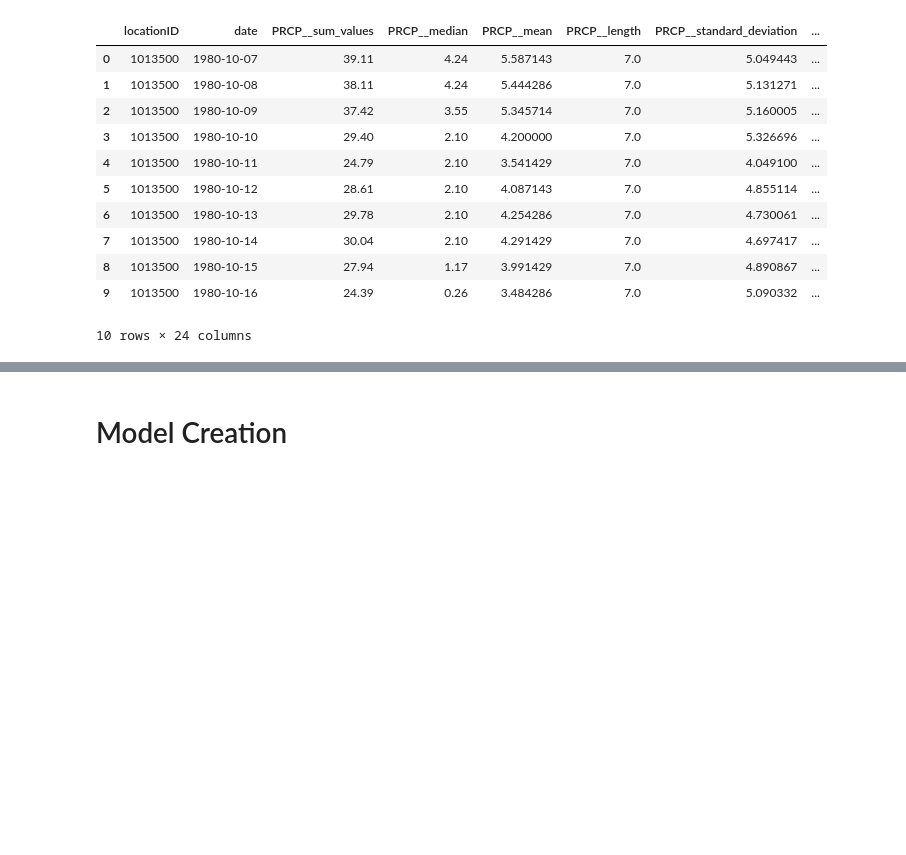
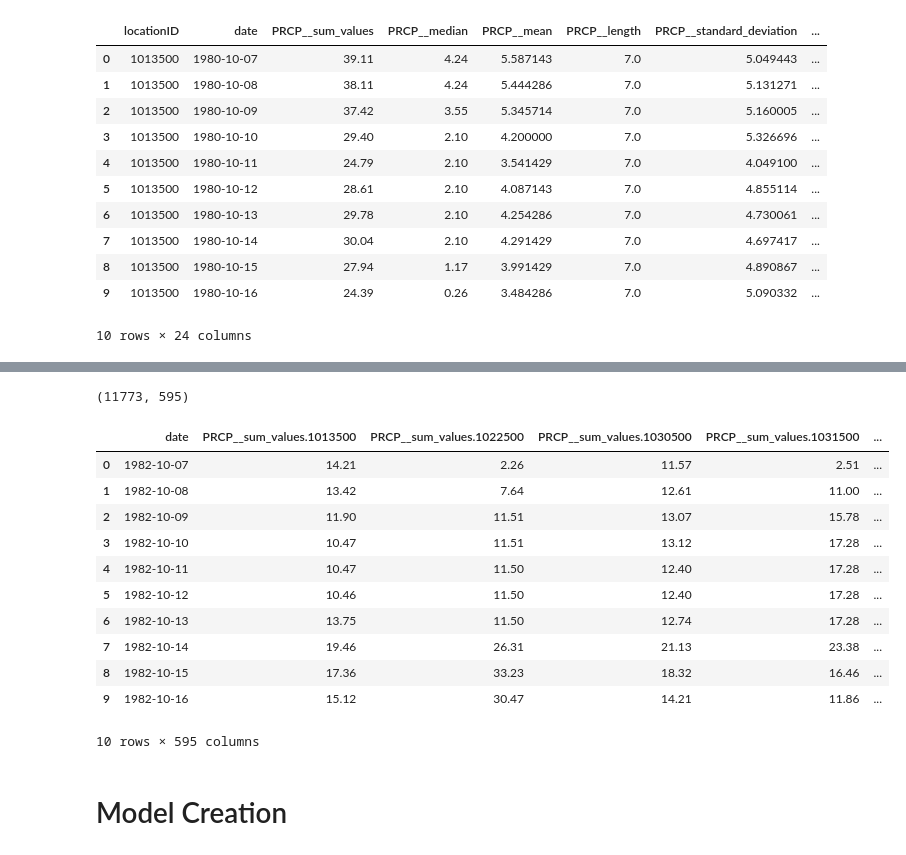
Before and after one commit to ErikNguyen20/CPSC-481-Assignments, a Jupyter notebook: Final/CPSC 481 Final Project.ipynb, the cells around one changed output, grey strips where cells are left out. Cells and saved outputs as stored; diff of their text form; code cells hidden in the pictures; blank space fills up the shorter version.

```diff
--- a/Final/CPSC 481 Final Project.ipynb
+++ b/Final/CPSC 481 Final Project.ipynb
@@ -252,3 +262,34 @@ merged_df.head(10)
+# %%
+# Read in the prepared CSV dataset
+merged_df = pd.read_csv(os.path.join(dataset_directory, "prepared_data_05.csv"))
+
+new_df = merged_df.pivot(index='date', columns='locationID')
+
+# Reminder: Location 1195100 contains 2 years worth of data less than other locations, therefore we must truncate all other
+# locations in order to keep the input size consistent.
+new_df = new_df.dropna()
+new_df = new_df.reset_index()
+
+# New columns are in tuple form (attribute, locationID), therefore fix that
+new_df.columns = [f'{col[0]}.{col[1]}' if col[0] != "date" else "date" for col in new_df.columns]
+new_df.to_csv(os.path.join(dataset_directory, f"high_dim_data_05.csv"), index=False)
+
+print(new_df.shape)
+new_df.head(10)
+# %% [output]
+(11773, 595)
+|  | date | PRCP__sum_values.1013500 | PRCP__sum_values.1022500 | PRCP__sum_values.1030500 | PRCP__sum_values.1031500 | ... |
+| 0 | 1982-10-07 | 14.21 | 2.26 | 11.57 | 2.51 | ... |
+| 1 | 1982-10-08 | 13.42 | 7.64 | 12.61 | 11.00 | ... |
+| 2 | 1982-10-09 | 11.90 | 11.51 | 13.07 | 15.78 | ... |
+| 3 | 1982-10-10 | 10.47 | 11.51 | 13.12 | 17.28 | ... |
+| 4 | 1982-10-11 | 10.47 | 11.50 | 12.40 | 17.28 | ... |
+| 5 | 1982-10-12 | 10.46 | 11.50 | 12.40 | 17.28 | ... |
+| 6 | 1982-10-13 | 13.75 | 11.50 | 12.74 | 17.28 | ... |
+| 7 | 1982-10-14 | 19.46 | 26.31 | 21.13 | 23.38 | ... |
+| 8 | 1982-10-15 | 17.36 | 33.23 | 18.32 | 16.46 | ... |
+| 9 | 1982-10-16 | 15.12 | 30.47 | 14.21 | 11.86 | ... |
+10 rows × 595 columns
 # %% [markdown]
 # Model Creation
 # %%
```
Also changed, not shown: parts of 6 cells of this notebook.
